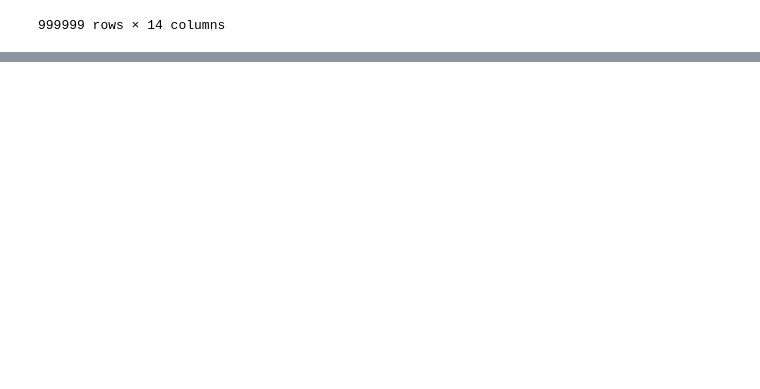
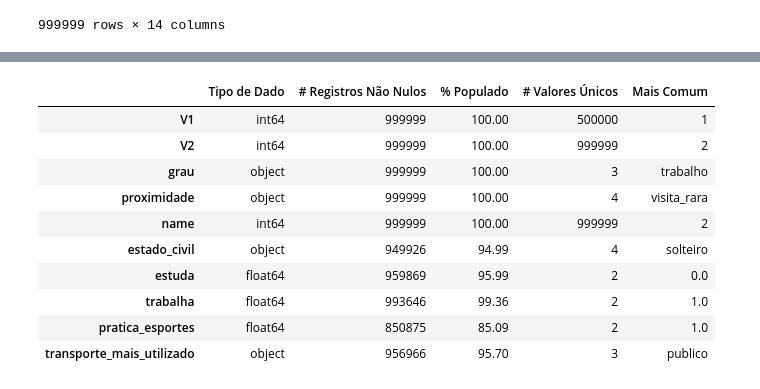
Before and after one commit to vitormarquesds/NEO, a Jupyter notebook: DQR.ipynb, the cells around one changed output, grey strips where cells are left out. Saved outputs shown, nothing was run; the diff lists cells and outputs as text; code cells hidden in the pictures; blank space fills up the shorter version.

Commit message:
Conferencia Dataset
Verificando se houve erro no merge

```diff
--- a/DQR.ipynb
+++ b/DQR.ipynb
@@ -160,7 +160,7 @@ summary_cat
 # %%
 # Adiciona os valores mais comuns às colunas categóricas
 col = []
-for i in cat_col:
+for i in cat_col1:
     col.append(df_cat1[i].value_counts().idxmax())
 summary_cat['Mais Comum'] = col
 summary_cat
@@ -294,0 +342,6 @@ dataset
+# %%
+# Colunas Numéricas (Quantitativas)
+num_col3 = ['prob_V1_V2','idade', 'qt_filhos', 'IMC']
+
+# Colunas Categóricas (Qualitativas)
+cat_col3 = ['V1', 'V2','grau', 'proximidade','name','estado_civil', 'estuda', 'trabalha', 'pratica_esportes', 'transporte_mais_utilizado']
@@ -294,0 +352,4 @@ dataset
+# %%
+# Criação do Dataframe com os tipos diferentes de variáveis (Quantitativas e Qualitativas)
+df_num3 = dataset[num_col3]
+df_cat3 = dataset[cat_col3]
@@ -294,0 +375,9 @@ dataset
+# %%
+# Sumário Estatístico dos Dados Categóricos
+summary_cat3 = pd.DataFrame(index = df_cat3.columns)
+summary_cat3['Tipo de Dado '] = df_cat3.dtypes.values
+summary_cat3['# Registros Não Nulos'] = df_cat3.count().values
+summary_cat3['% Populado'] = round(summary_cat3['# Registros Não Nulos'] / df_cat3.shape[0] * 100, 2)
+summary_cat3['# Valores Únicos'] = df_cat3.nunique().values
+
+summary_cat3
@@ -294,0 +396,19 @@ dataset
+# %%
+# Adiciona os valores mais comuns às colunas categóricas
+col3= []
+for i in cat_col3:
+    col3.append(df_cat3[i].value_counts().idxmax())
+summary_cat3['Mais Comum'] = col3
+summary_cat3
+# %% [output]
+|  | Tipo de Dado | # Registros Não Nulos | % Populado | # Valores Únicos | Mais Comum |
+| V1 | int64 | 999999 | 100.00 | 500000 | 1 |
+| V2 | int64 | 999999 | 100.00 | 999999 | 2 |
+| grau | object | 999999 | 100.00 | 3 | trabalho |
+| proximidade | object | 999999 | 100.00 | 4 | visita_rara |
+| name | int64 | 999999 | 100.00 | 999999 | 2 |
+| estado_civil | object | 949926 | 94.99 | 4 | solteiro |
+| estuda | float64 | 959869 | 95.99 | 2 | 0.0 |
+| trabalha | float64 | 993646 | 99.36 | 2 | 1.0 |
+| pratica_esportes | float64 | 850875 | 85.09 | 2 | 1.0 |
+| transporte_mais_utilizado | object | 956966 | 95.70 | 3 | publico |
```
Also changed, not shown: parts of 10 cells of this notebook.
